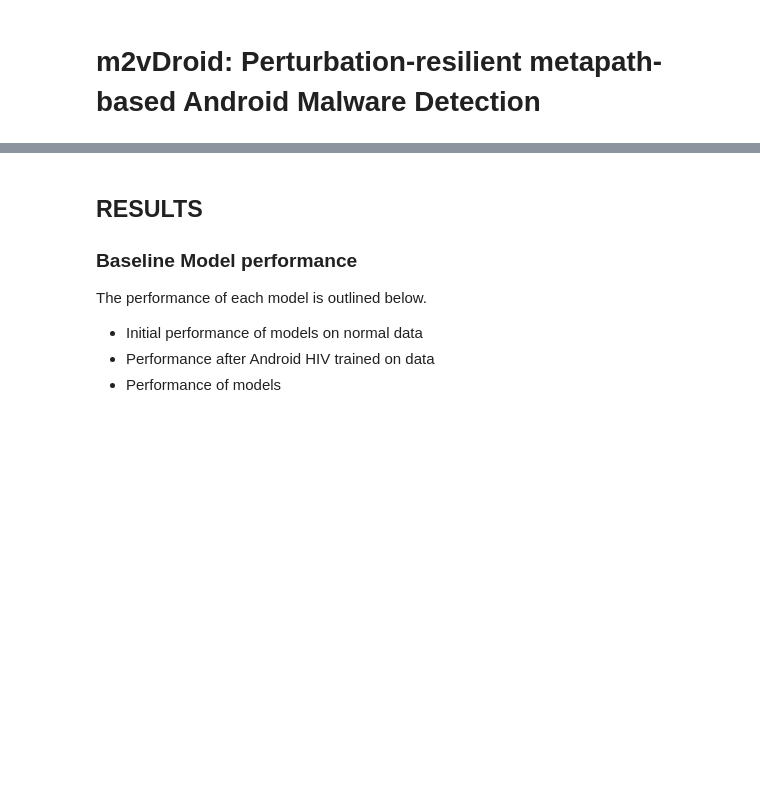
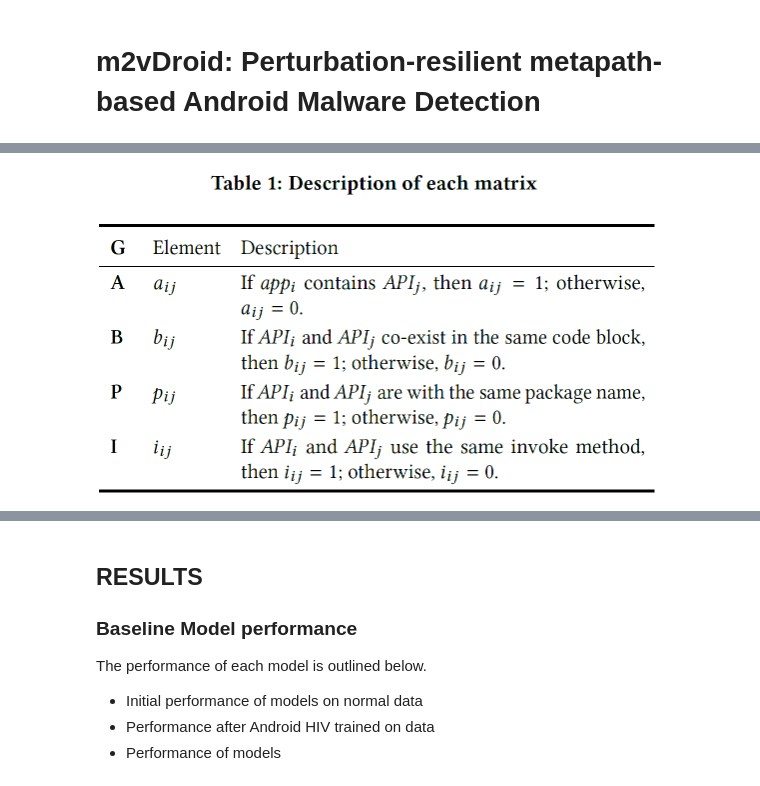
Before and after one commit to rcgonzalez9061/m2v-adversarial-hindroid, a Jupyter notebook: reports/Report.ipynb, the cells around one changed output, grey strips where cells are left out. Saved outputs shown, nothing was run; the diff lists cells and outputs as text; code cells hidden in the pictures; blank space fills up the shorter version.

Commit message:
Update report, Hindroid model

```diff
--- a/reports/Report.ipynb
+++ b/reports/Report.ipynb
@@ -8,0 +13,5 @@ First, we introduce a new model that extends the [Hindroid detection system](htt
+# %%
+from IPython.display import Image
+Image('assets/Hindroid_Table1.png', retina=True)
+# %% [output]
+[figure, added]
```
Also changed, not shown: parts of 9 cells of this notebook, 18 other files.
